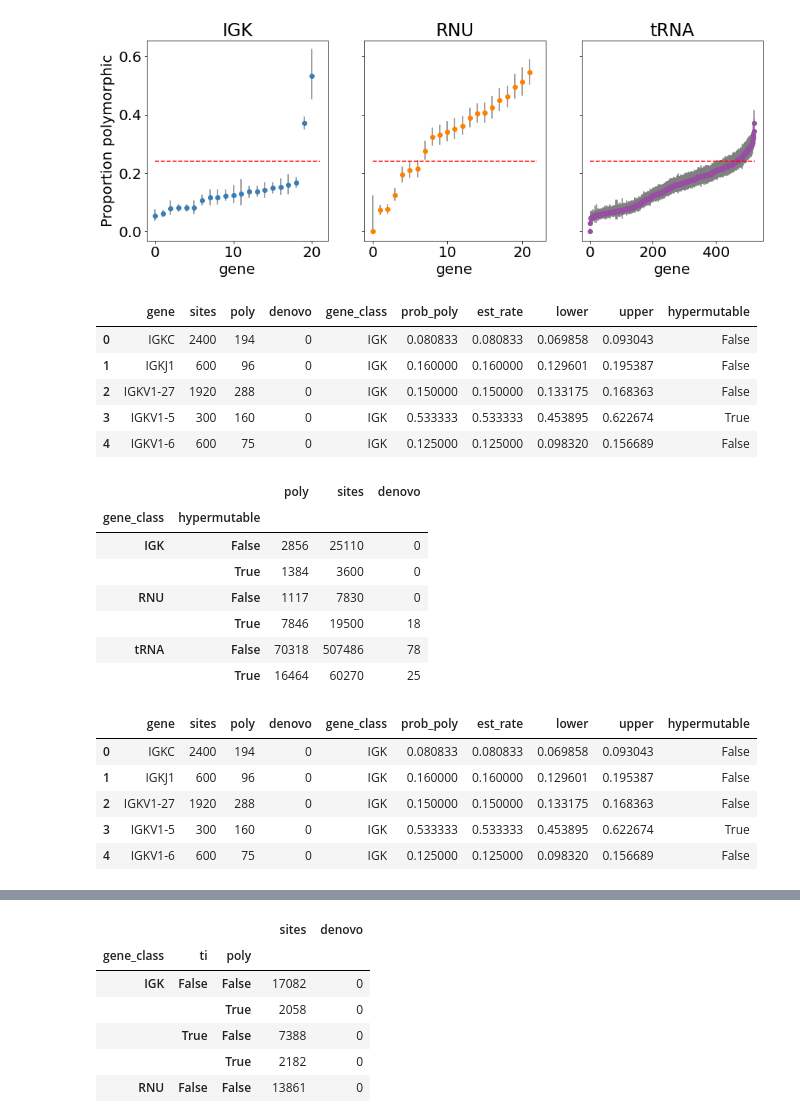
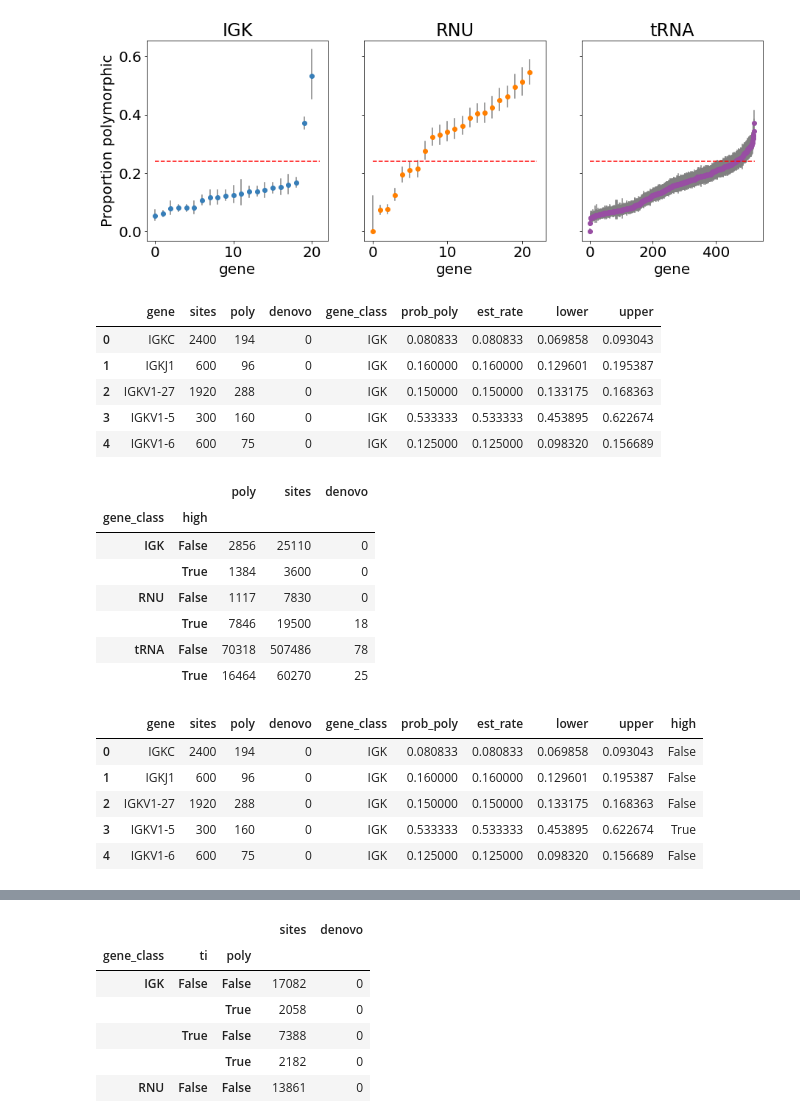
Before and after one commit to vseplyarskiy/Roulette, a Jupyter notebook: population_genetics/high_rate_gene_context_comparison.ipynb, the cells around one changed output, grey strips where cells are left out. Saved outputs shown, nothing was run; the diff lists cells and outputs as text; code cells hidden in the pictures.

```diff
--- a/population_genetics/high_rate_gene_context_comparison.ipynb
+++ b/population_genetics/high_rate_gene_context_comparison.ipynb
@@ -95,7 +95,7 @@ def round_sig(x, p):
     mags = 10 ** (p - 1 - np.floor(np.log10(x_positive)))
     return np.round(x * mags) / mags
 # %%
-data_dir = "./" #"../../../DATA/IGK/"
+data_dir = "../../../DATA/IGK/"
 IGK_col_names = ["pos", "context", "mu", "gene", "AC", "AN"]
 IGK_col_names_denovo = ["pos", "context", "mu", "AC", "AN", "denovo"]
 # %%
@@ -225,9 +225,8 @@ sfs_bins, sfs_bin_sizes
 # %%
 bk_high_mu_sfs = {}
 for ii in range(1,23):
-    print(ii)
-    fname = str(ii) + "_IGK_SFS_v2.gz"
-    sfs_data = process_sfs(fname)
+    fname = str(ii) + "_IGK_SFS_v2_denovo.gz"
+    sfs_data = process_sfs(fname, denovo=True)
     sfs_data = sfs_data.loc[sfs_data.gene=="bk_high"]
     mutation_rates = np.unique(sfs_data.mu.to_numpy())
     for mu in mutation_rates:
@@ -254,6 +239,6 @@ for ii in range(1,23):
 # %%
-fname = "22_IGK_SFS_v2.gz"
-test_data = process_sfs(fname)
+fname = "22_IGK_SFS_v2_denovo.gz"
+test_data = process_sfs(fname, denovo=True)
 test_data = test_data.loc[test_data.gene!="bk_high"]
 # %%
 denovo_test = process_sfs("1_IGK_SFS_v2_denovo.gz", denovo=True)
@@ -268,9 +253,8 @@ RNU_positions = []
 tRNA_positions = []
 IGK_positions= []
 for ii in range(1,23):
-    print(ii)
-    fname = str(ii) + "_IGK_SFS_v2.gz"
-    sfs_data = process_sfs(fname)
+    fname = str(ii) + "_IGK_SFS_v2_denovo.gz"
+    sfs_data = process_sfs(fname, denovo=True)
     sfs_data = sfs_data.loc[sfs_data.gene!="bk_high"]
     gene_types = np.array([gene_type(gene) for gene in sfs_data.gene])
     RNU_positions += list(sfs_data.loc[gene_types=="RNU"].pos)
@@ -398,18 +364,18 @@ fig.savefig("gene_classes_prop_poly_bars.pdf", bbox_inches="tight")
 # %%
 bygene.head()
 # %% [output]
-|  | gene | sites | poly | denovo | gene_class | prob_poly | est_rate | lower | upper | hypermutable |
-| 0 | IGKC | 2400 | 194 | 0 | IGK | 0.080833 | 0.080833 | 0.069858 | 0.093043 | False |
-| 1 | IGKJ1 | 600 | 96 | 0 | IGK | 0.160000 | 0.160000 | 0.129601 | 0.195387 | False |
-| 2 | IGKV1-27 | 1920 | 288 | 0 | IGK | 0.150000 | 0.150000 | 0.133175 | 0.168363 | False |
-| 3 | IGKV1-5 | 300 | 160 | 0 | IGK | 0.533333 | 0.533333 | 0.453895 | 0.622674 | True |
-| 4 | IGKV1-6 | 600 | 75 | 0 | IGK | 0.125000 | 0.125000 | 0.098320 | 0.156689 | False |
+|  | gene | sites | poly | denovo | gene_class | prob_poly | est_rate | lower | upper |
+| 0 | IGKC | 2400 | 194 | 0 | IGK | 0.080833 | 0.080833 | 0.069858 | 0.093043 |
+| 1 | IGKJ1 | 600 | 96 | 0 | IGK | 0.160000 | 0.160000 | 0.129601 | 0.195387 |
+| 2 | IGKV1-27 | 1920 | 288 | 0 | IGK | 0.150000 | 0.150000 | 0.133175 | 0.168363 |
+| 3 | IGKV1-5 | 300 | 160 | 0 | IGK | 0.533333 | 0.533333 | 0.453895 | 0.622674 |
+| 4 | IGKV1-6 | 600 | 75 | 0 | IGK | 0.125000 | 0.125000 | 0.098320 | 0.156689 |
 # %%
-bygene["ti"] = bygene.est_rate > 0.24
-bygene[["gene_class", "ti", "poly", "sites", "denovo"]].groupby(["gene_class", "ti"]).sum()
+bygene["high"] = bygene.est_rate > 0.24
+bygene[["gene_class", "high", "poly", "sites", "denovo"]].groupby(["gene_class", "high"]).sum()
 # %% [output]
 |  |  | poly | sites | denovo |
-| gene_class | hypermutable |  |  |  |
+| gene_class | high |  |  |  |
 | IGK | False | 2856 | 25110 | 0 |
 |  | True | 1384 | 3600 | 0 |
 | RNU | False | 1117 | 7830 | 0 |
@@ -419,7 +385,7 @@ bygene[["gene_class", "ti", "poly", "sites", "denovo"]].groupby(["gene_class", "
 # %%
 bygene.head()
 # %% [output]
-|  | gene | sites | poly | denovo | gene_class | prob_poly | est_rate | lower | upper | hypermutable |
+|  | gene | sites | poly | denovo | gene_class | prob_poly | est_rate | lower | upper | high |
 | 0 | IGKC | 2400 | 194 | 0 | IGK | 0.080833 | 0.080833 | 0.069858 | 0.093043 | False |
 | 1 | IGKJ1 | 600 | 96 | 0 | IGK | 0.160000 | 0.160000 | 0.129601 | 0.195387 | False |
 | 2 | IGKV1-27 | 1920 | 288 | 0 | IGK | 0.150000 | 0.150000 | 0.133175 | 0.168363 | False |
```
Also changed, not shown: parts of 34 cells of this notebook.
